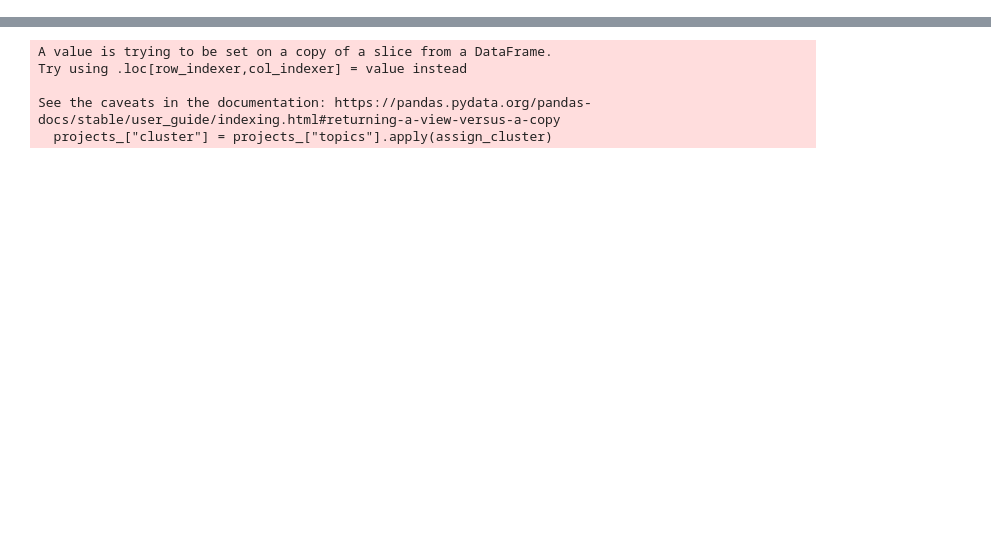
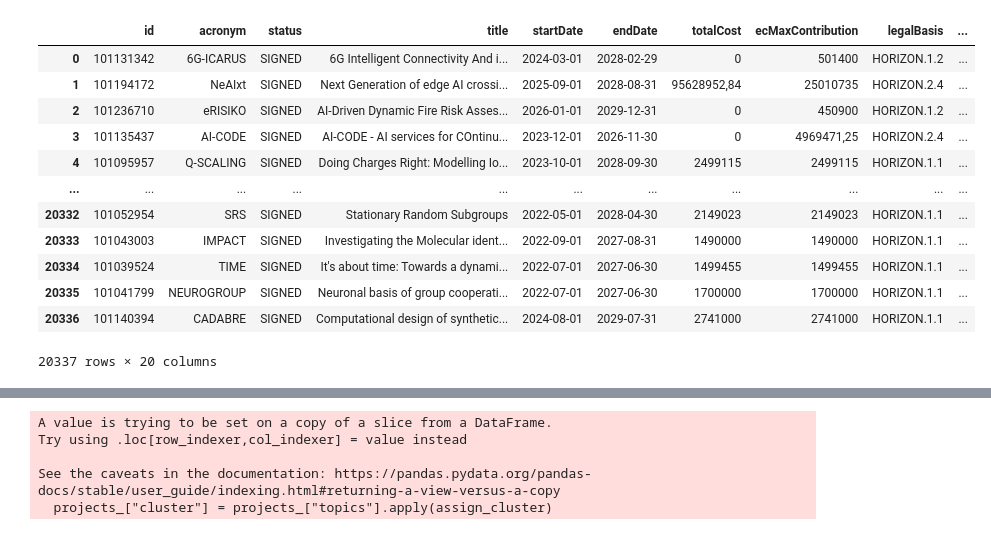
Before and after one commit to idimitriadis/HopOn, a Jupyter notebook: data_viewer.ipynb, the cells around one changed output, grey strips where cells are left out. Cells and saved outputs as stored; diff of their text form; code cells hidden in the pictures; blank space fills up the shorter version.

```diff
--- a/data_viewer.ipynb
+++ b/data_viewer.ipynb
@@ -8 +30,17 @@ orgs = pd.read_excel('data/organization.xlsx')
+# %%
+projects
+# %% [output]
+|  | id | acronym | status | title | startDate | endDate | totalCost | ecMaxContribution | legalBasis | ... |
+| 0 | 101131342 | 6G-ICARUS | SIGNED | 6G Intelligent Connectivity And i... | 2024-03-01 | 2028-02-29 | 0 | 501400 | HORIZON.1.2 | ... |
+| 1 | 101194172 | NeAIxt | SIGNED | Next Generation of edge AI crossi... | 2025-09-01 | 2028-08-31 | 95628952,84 | 25010735 | HORIZON.2.4 | ... |
+| 2 | 101236710 | eRISIKO | SIGNED | AI-Driven Dynamic Fire Risk Asses... | 2026-01-01 | 2029-12-31 | 0 | 450900 | HORIZON.1.2 | ... |
+| 3 | 101135437 | AI-CODE | SIGNED | AI-CODE - AI services for COntinu... | 2023-12-01 | 2026-11-30 | 0 | 4969471,25 | HORIZON.2.4 | ... |
+| 4 | 101095957 | Q-SCALING | SIGNED | Doing Charges Right: Modelling Io... | 2023-10-01 | 2028-09-30 | 2499115 | 2499115 | HORIZON.1.1 | ... |
+| ... | ... | ... | ... | ... | ... | ... | ... | ... | ... | ... |
+| 20332 | 101052954 | SRS | SIGNED | Stationary Random Subgroups | 2022-05-01 | 2028-04-30 | 2149023 | 2149023 | HORIZON.1.1 | ... |
+| 20333 | 101043003 | IMPACT | SIGNED | Investigating the Molecular ident... | 2022-09-01 | 2027-08-31 | 1490000 | 1490000 | HORIZON.1.1 | ... |
+| 20334 | 101039524 | TIME | SIGNED | It's about time: Towards a dynami... | 2022-07-01 | 2027-06-30 | 1499455 | 1499455 | HORIZON.1.1 | ... |
+| 20335 | 101041799 | NEUROGROUP | SIGNED | Neuronal basis of group cooperati... | 2022-07-01 | 2027-06-30 | 1700000 | 1700000 | HORIZON.1.1 | ... |
+| 20336 | 101140394 | CADABRE | SIGNED | Computational design of synthetic... | 2024-08-01 | 2029-07-31 | 2741000 | 2741000 | HORIZON.1.1 | ... |
+20337 rows × 20 columns
 # %%
```
Also changed, not shown: parts of 19 cells of this notebook, 10 other files.
